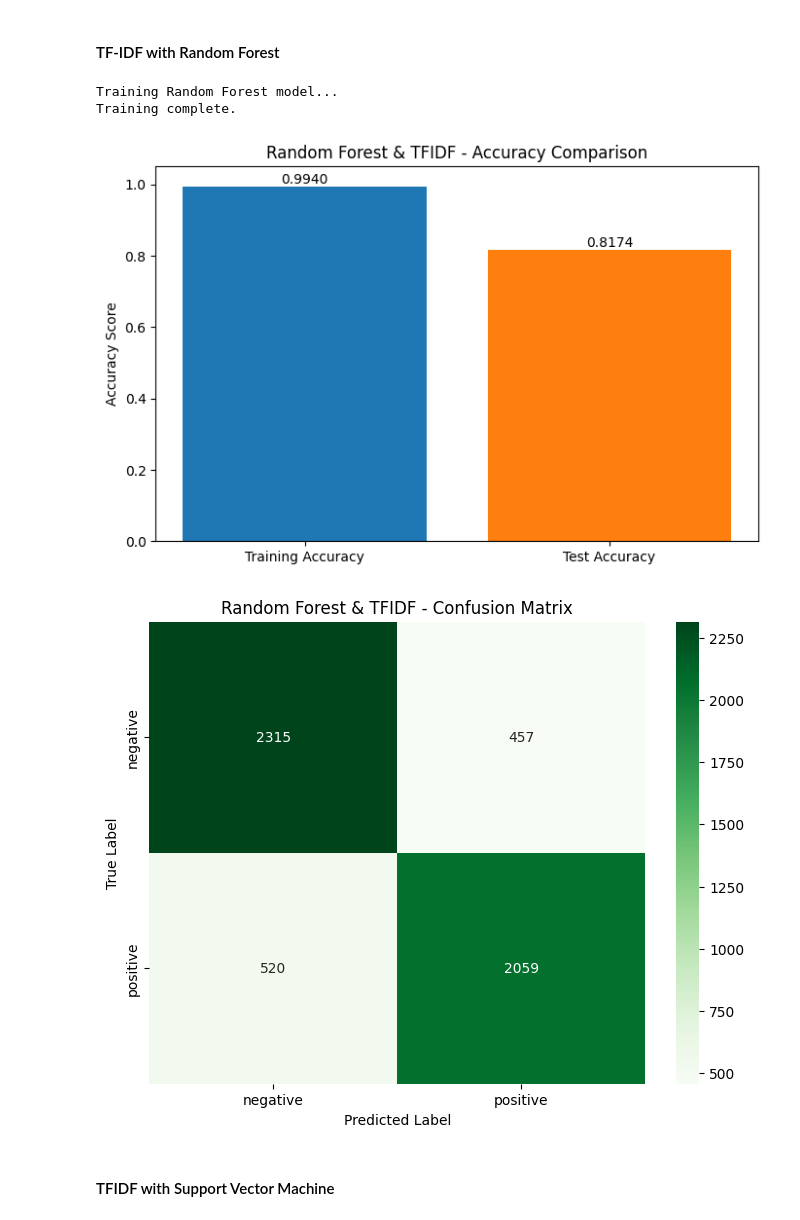
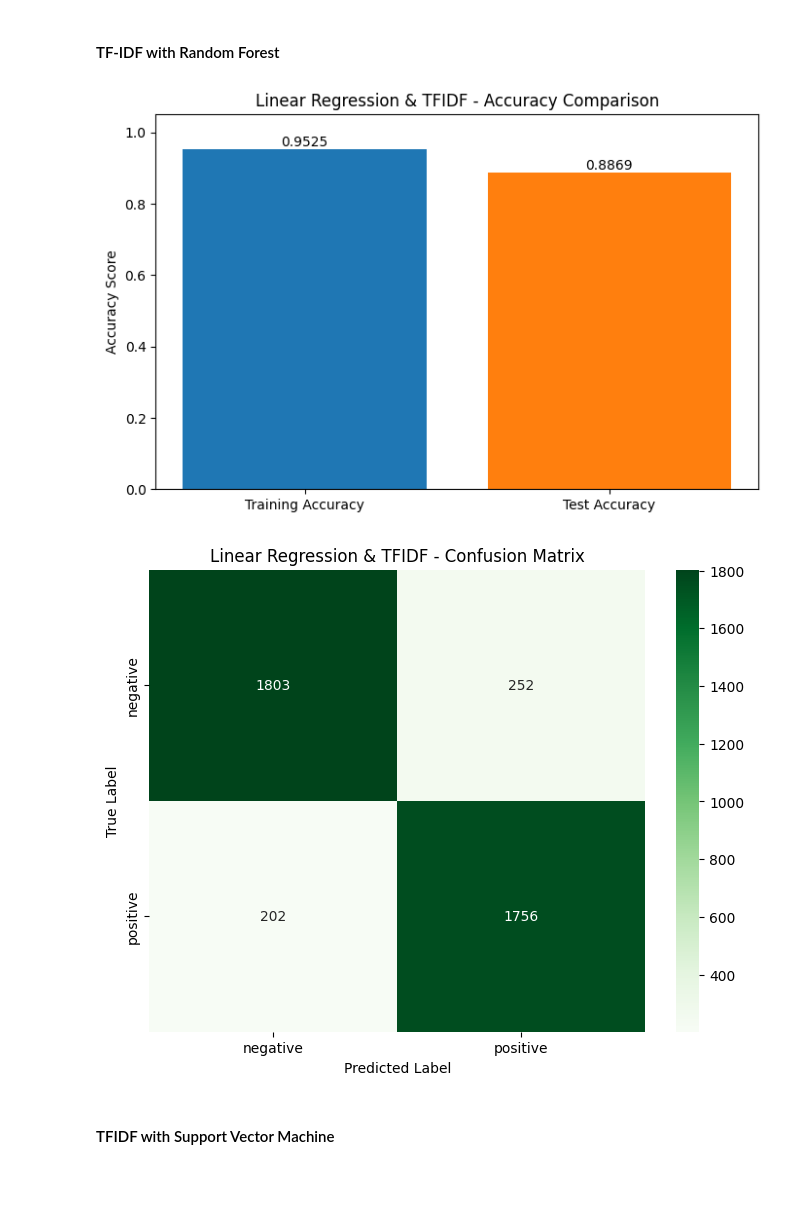
Before and after one commit to ekajaya740/dicoding_sentiment_analysis, a Jupyter notebook: sentiment_analysis.ipynb, the cells around one changed output. Saved outputs shown, nothing was run; the diff lists cells and outputs as text; code cells hidden in the pictures; blank space fills up the shorter version.

```diff
--- a/sentiment_analysis.ipynb
+++ b/sentiment_analysis.ipynb
@@ -792,33 +719,31 @@ plot_confusion_matrix(
 # %% [markdown]
 #### TF-IDF with Random Forest
 # %%
-tfidf = extract_tfidf_features(df_cleaned, test_size=0.4, max_features=3000)
+tfidf = extract_tfidf_features(df_cleaned, test_size=0.3, max_features=4000)
 
-rf_tfidf_results = train_random_forest_classifier(
+lr_tfidf_results = train_logistic_regression_classifier(
     tfidf['X_train'],
     tfidf['X_test'],
     tfidf['y_train'],
     tfidf['y_test'],
-    n_estimators=1000,
+    C=10
 )
 
 plot_accuracy_comparison(
-    train_accuracy=rf_tfidf_results['accuracy_train'],
-    test_accuracy=rf_tfidf_results['accuracy_test'],
-    model_name="Random Forest & TFIDF"
+    train_accuracy=lr_tfidf_results['accuracy_train'],
+    test_accuracy=lr_tfidf_results['accuracy_test'],
+    model_name="Linear Regression & TFIDF"
 )
 
 plot_confusion_matrix(
-    y_true=rf_tfidf_results['y_test'],
-    y_pred=rf_tfidf_results['y_pred_test'],
-    class_names=rf_tfidf_results['model'].classes_,
-    model_name="Random Forest & TFIDF",
+    y_true=lr_tfidf_results['y_test'],
+    y_pred=lr_tfidf_results['y_pred_test'],
+    class_names=lr_tfidf_results['model'].classes_,
+    model_name="Linear Regression & TFIDF",
 )
 # %% [output]
-Training Random Forest model...
-Training complete.
-[figure, old version]
+[figure, new version]
-[figure, old version]
+[figure, new version]
 # %% [markdown]
 #### TFIDF with Support Vector Machine
 # %%
```
Also changed, not shown: parts of 4 cells of this notebook.
